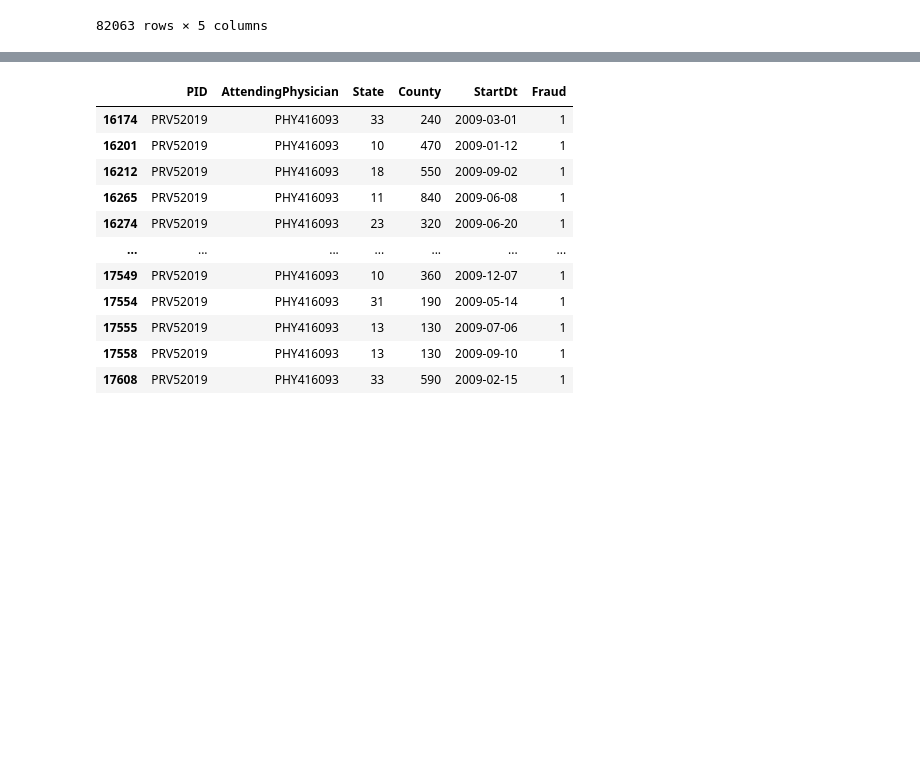
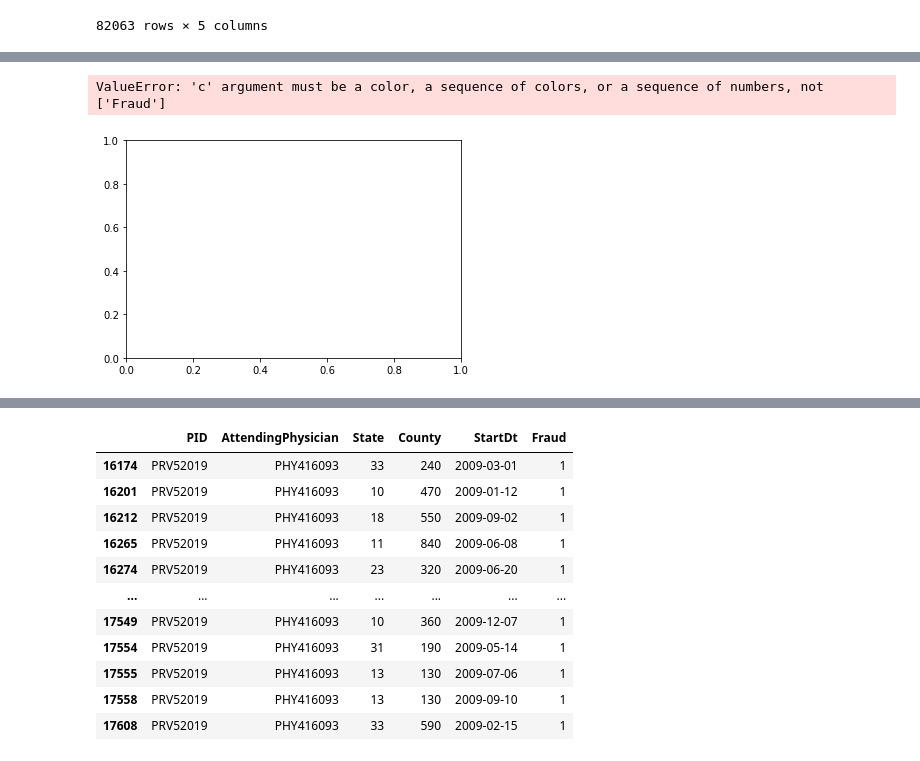
Before and after one commit to queezzz/Rotman-Datathon-2020, a Jupyter notebook: phys_analysis/PhysicianAnalysis.ipynb, the cells around one changed output, grey strips where cells are left out. Drawn from its saved outputs; the diff is of its cells as text; code cells hidden in the pictures; blank space fills up the shorter version.

```diff
--- a/phys_analysis/PhysicianAnalysis.ipynb
+++ b/phys_analysis/PhysicianAnalysis.ipynb
@@ -405,3 +386,12 @@ Phys_State.sort_values('state_unique', ascending = False)
 | 41645 | PHY373607 | 1 | 0 | 1 | 0 |
 | 10119 | PHY326123 | 1 | 1 | 1 | 1 |
 82063 rows × 5 columns
+# %%
+PID_State = phys.groupby(['PID'], as_index=False).agg(
+    state_unique=pd.NamedAgg(column='State', aggfunc='nunique'),
+    Claims_num=pd.NamedAgg(column='Fraud', aggfunc='count'),
+    Fraud_num = pd.NamedAgg(column='Fraud', aggfunc='sum'),
+#     PID_unique = pd.NamedAgg(column='PID', aggfunc='nunique')
+)
+PID_State['Fraud'] = PID_State.apply(lambda x:0 if x['Fraud_num'] == 0 else 1, axis=1)
+PID_State
@@ -408,3 +412,9 @@ Phys_State.sort_values('state_unique', ascending = False)
+# %%
+PID_State['Fraud']=np.where(PID_State['Fraud'] == 1, "1", "0")
+PID_State.plot.scatter(y = 'Claims_num', x='state_unique',color='Fraud')
+# %% [output]
+ValueError: 'c' argument must be a color, a sequence of colors, or a sequence of numbers, not ['Fraud']
+[figure, added]
 # %%
 pd.options.plotting.backend = "plotly"
 # %%
```
Also changed, not shown: parts of 23 cells of this notebook, 37 other files.
